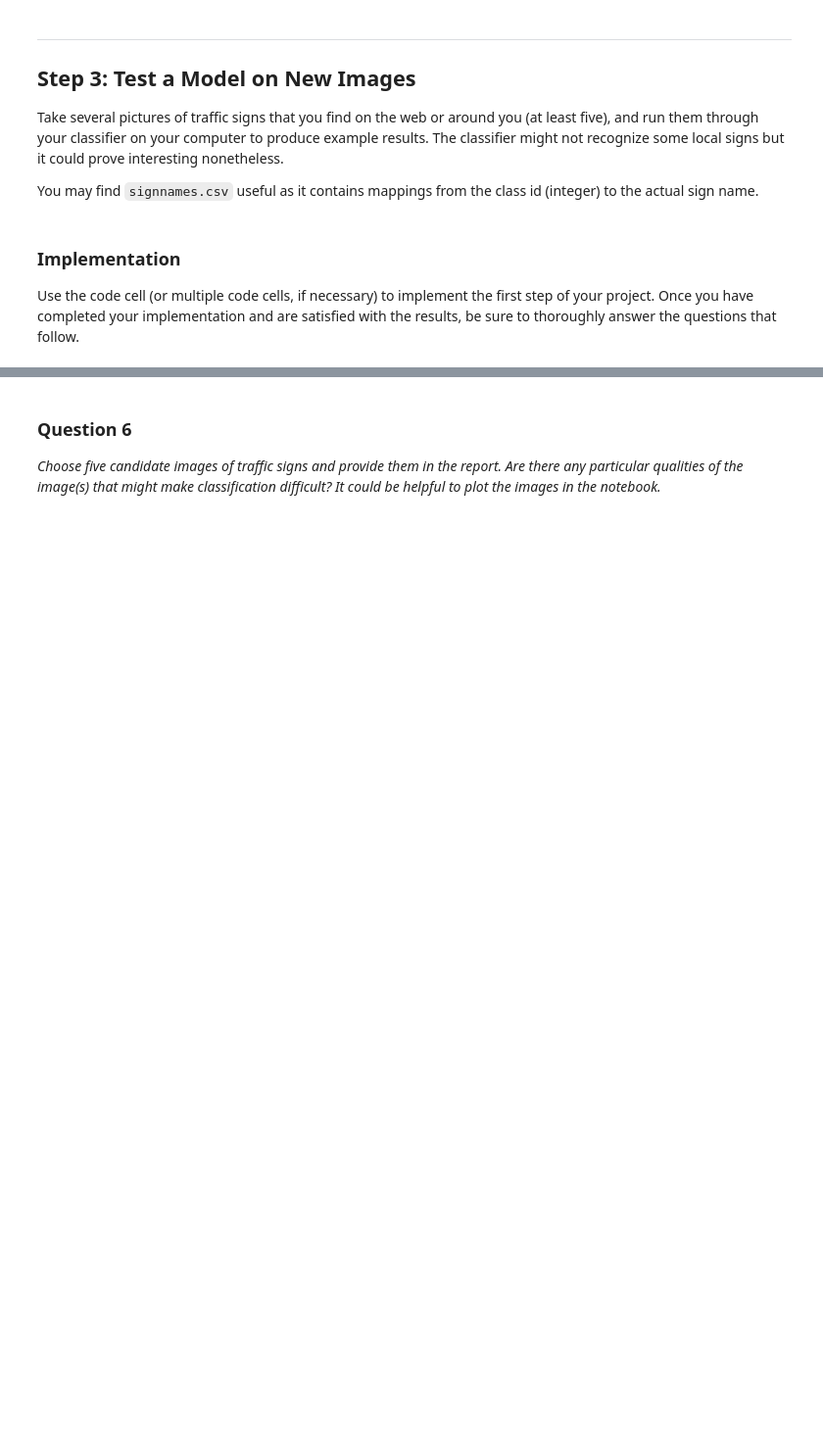
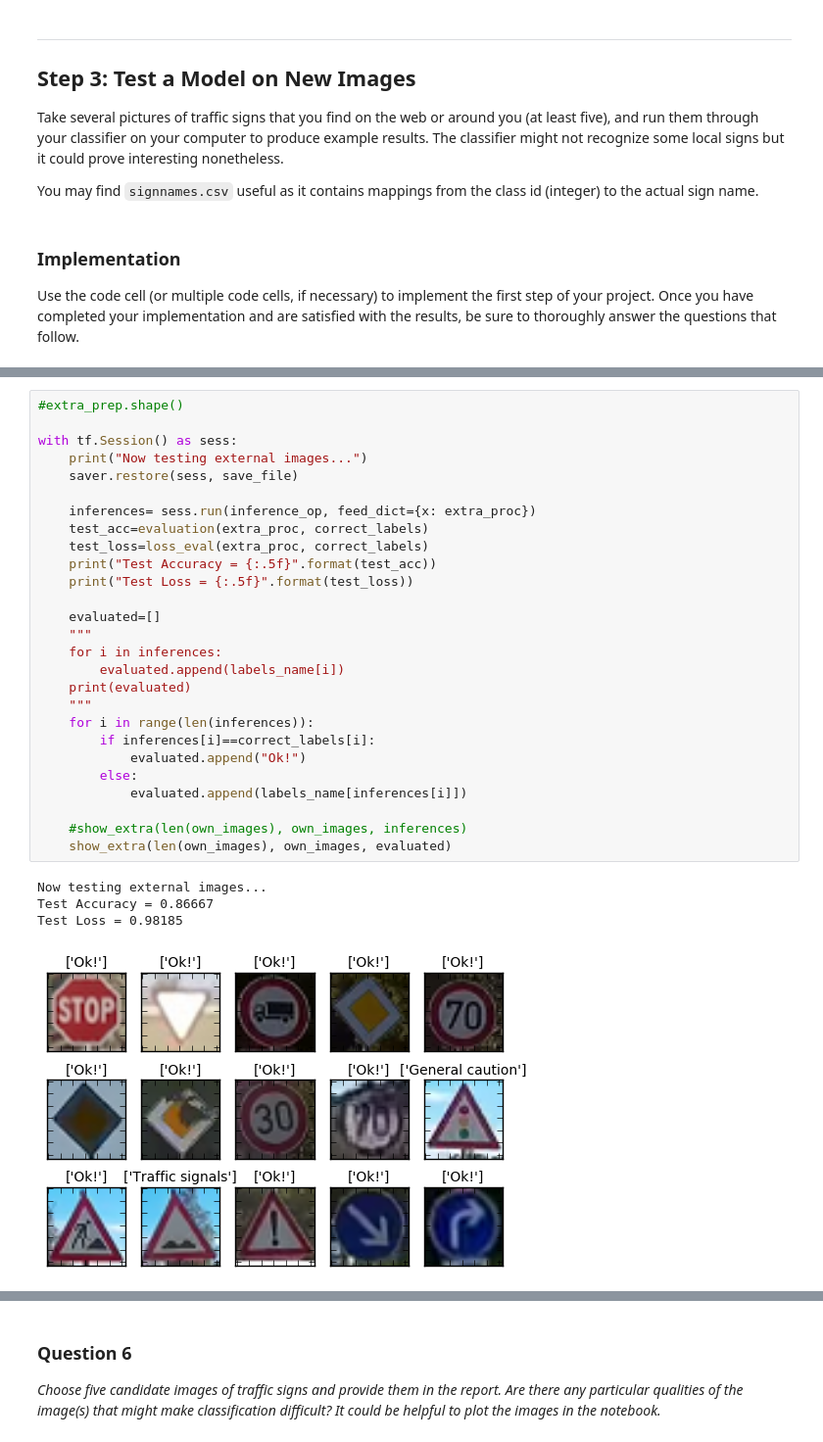
Before and after one commit to KiqueGar/CarND-Traffic-Sign-Classifier-Project, a Jupyter notebook: Traffic_Sign_Classifier.ipynb, the cells around one changed output, grey strips where cells are left out. Shown at 98% size. Cells and saved outputs as stored; diff of their text form; blank space fills up the shorter version.

Commit message:
Evaluation Version
- All questions answered
- All code executed
- Wait for review

```diff
--- a/Traffic_Sign_Classifier.ipynb
+++ b/Traffic_Sign_Classifier.ipynb
@@ -671,0 +754,32 @@ Use the code cell (or multiple code cells, if necessary) to implement the first
+# %%
+#extra_prep.shape()
+
+with tf.Session() as sess:
+    print("Now testing external images...")
+    saver.restore(sess, save_file)
+
+    inferences= sess.run(inference_op, feed_dict={x: extra_proc})
+    test_acc=evaluation(extra_proc, correct_labels)
+    test_loss=loss_eval(extra_proc, correct_labels)
+    print("Test Accuracy = {:.5f}".format(test_acc))
+    print("Test Loss = {:.5f}".format(test_loss))
+
+    evaluated=[]
+    """
+    for i in inferences:
+        evaluated.append(labels_name[i])
+    print(evaluated)
+    """
+    for i in range(len(inferences)):
+        if inferences[i]==correct_labels[i]:
+            evaluated.append("Ok!")
+        else:
+            evaluated.append(labels_name[inferences[i]])
+
+    #show_extra(len(own_images), own_images, inferences)
+    show_extra(len(own_images), own_images, evaluated)
+# %% [output]
+Now testing external images...
+Test Accuracy = 0.86667
+Test Loss = 0.98185
+[figure, added]
```
Also changed, not shown: parts of 30 cells of this notebook, 34 other files.
